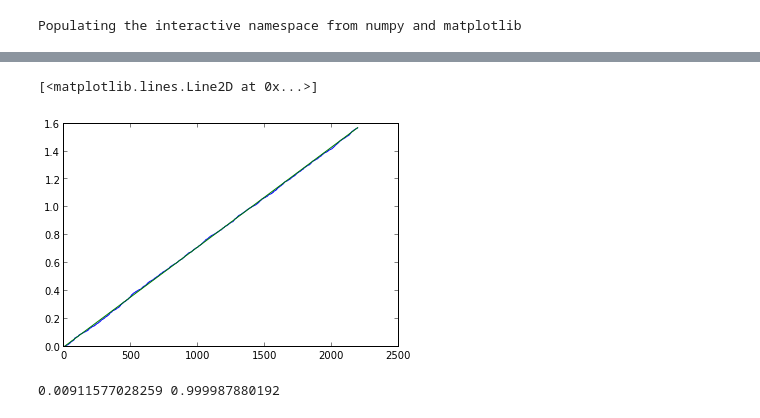
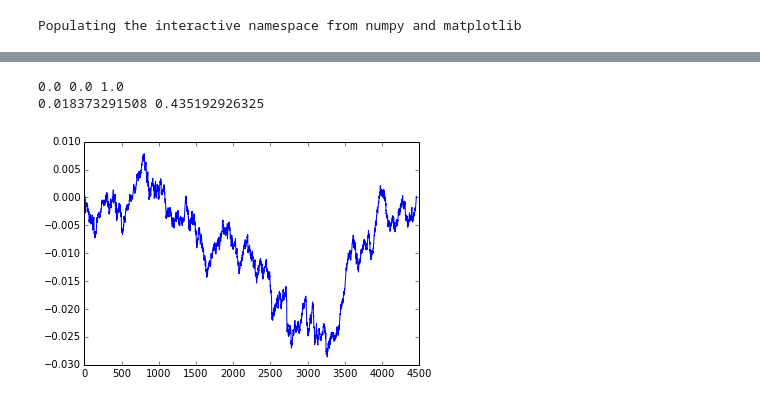
Before and after one commit to forero/BetaSkeleton, a Jupyter notebook: code/test_edge_KS_test.ipynb, the cells around one changed output, grey strips where cells are left out. Drawn from its saved outputs; the diff is of its cells as text; code cells hidden in the pictures.

```diff
--- a/code/test_edge_KS_test.ipynb
+++ b/code/test_edge_KS_test.ipynb
@@ -38,11 +37,7 @@ n, bins, patches = hist(mu, 10, normed=0, color = 'silver')
-# %%
-plot(sort(mu))
-plot(sort(mu_flat))
-# %% [output]
-[<matplotlib.lines.Line2D at 0x...>]
-[figure, removed]
-# %%
-KS_stat, p_value = stats.ks_2samp(mu, mu_flat)
-print KS_stat, p_value
-# %% [output]
-0.00911577028259 0.999987880192
+# %%
+ks_value, p_value = make_KS_test("../data/skeleton/edge_xyz_BSkeleton_sdss3_11_RSD_1_OM_0.50_OL_0.50_W_-1.2_theta_90.0_180.0_phi_0.0_1.0_r_0.0_2000.0_MASS_1.0E+13_FRAC_1.0000_BETA_5.dat")
+print ks_value, p_value
+# %% [output]
+0.0 0.0 1.0
+0.018373291508 0.435192926325
+[figure, added]
```
Also changed, not shown: parts of 7 cells of this notebook.
